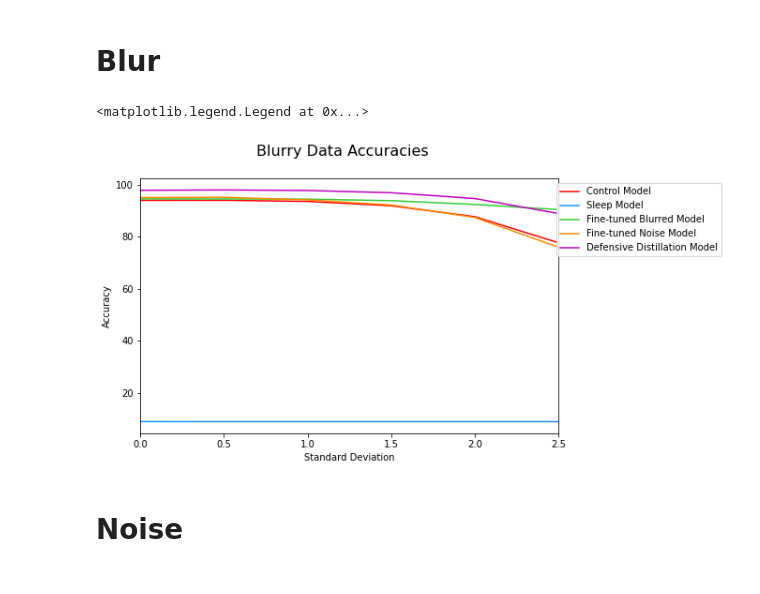
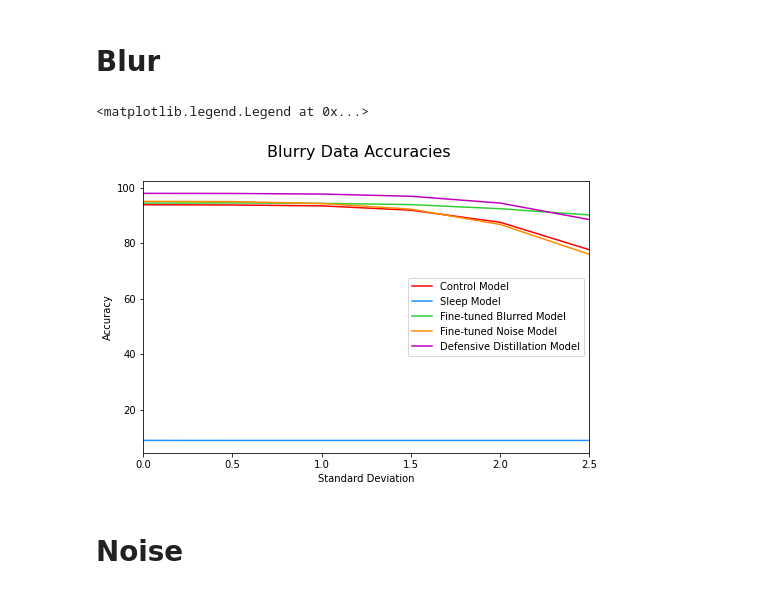
Before and after one commit to DuckShyamalan/Biologically-Inspired-Sleep-Algorithm, a Jupyter notebook: Distortions_and_FGSM.ipynb, the cells around one changed output. Cells and saved outputs as stored; diff of their text form; code cells hidden in the pictures.

```diff
--- a/Distortions_and_FGSM.ipynb
+++ b/Distortions_and_FGSM.ipynb
@@ -273,19 +265,20 @@ for s in blur_sigma:
 # %%
 fig = plt.figure(figsize=(8,5))
 fig.suptitle('Blurry Data Accuracies', fontsize=16)
 ax = fig.add_subplot(111)
 ax.plot(blur_sigma, [i*100 for i in blur_control], color="red", label="Control Model")
 ax.plot(blur_sigma,[i*100 for i in blur_sleep], color='dodgerblue', label="Sleep Model")
 ax.plot(blur_sigma,[i*100 for i in blur_ftblur], color="limegreen", label="Fine-tuned Blurred Model")
 ax.plot(blur_sigma,[i*100 for i in blur_ftnoise], color="darkorange", label="Fine-tuned Noise Model")
 ax.plot(blur_sigma,[i*100 for i in blur_defdist], color='m', label="Defensive Distillation Model")
 ax.set_xlabel("Standard Deviation")
 ax.set_ylabel("Accuracy")
 ax.set_xlim(xmin=0.0, xmax=2.5)
-ax.legend(loc="upper right", bbox_to_anchor=(1.4, 1))
+#ax.legend(loc="upper right", bbox_to_anchor=(1.4, 1))
+ax.legend()
 # %% [output]
 <matplotlib.legend.Legend at 0x...>
-[figure, old version]
+[figure, new version]
 # %% [markdown]
 # **Noise**
 # %%
```
Also changed, not shown: parts of 6 cells of this notebook.
